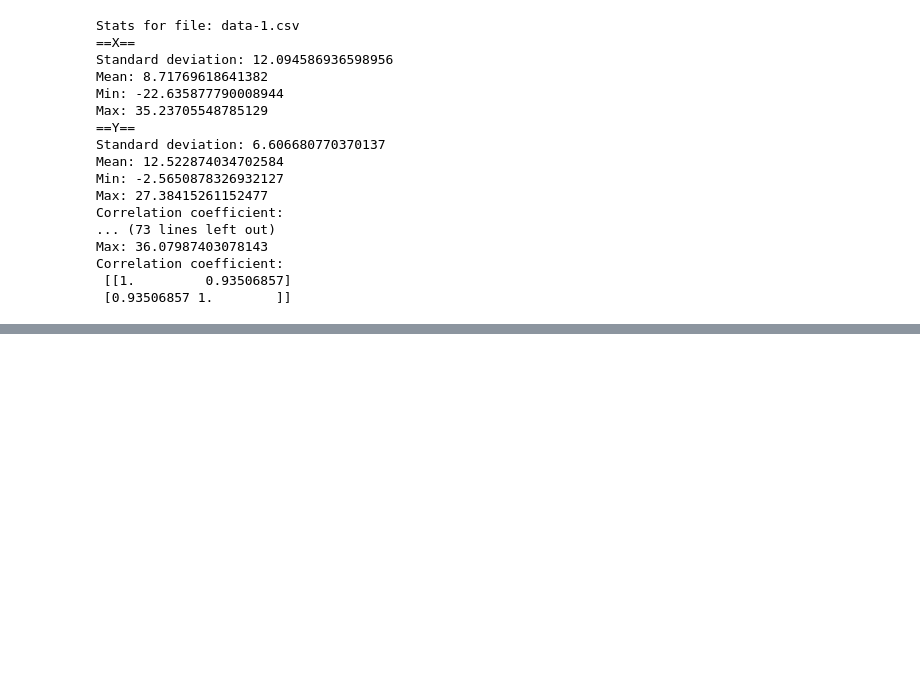
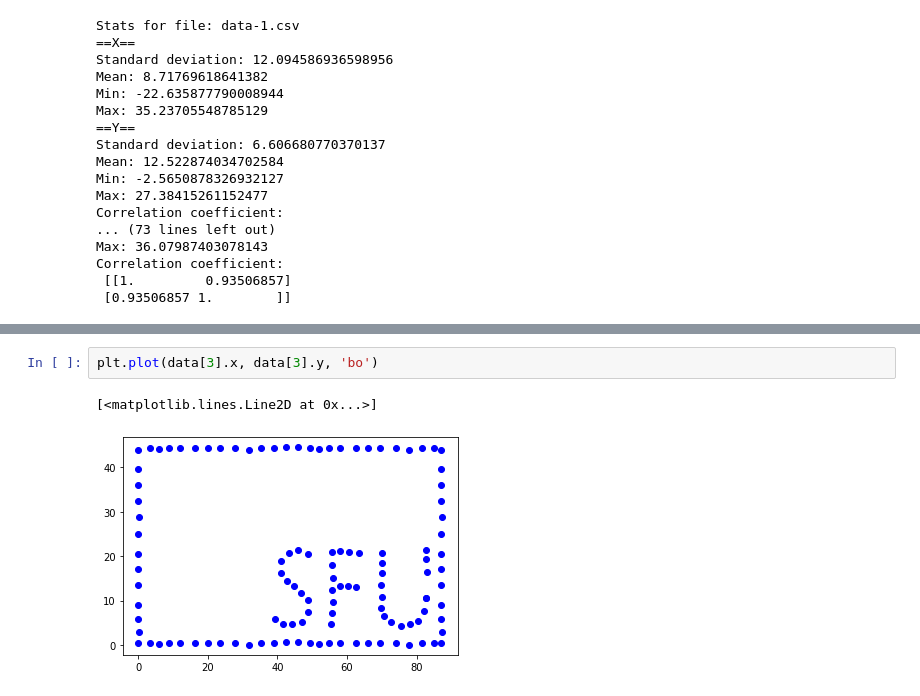
Before and after one commit to kutycoi123/data-science-stuff, a Jupyter notebook: e5/summary.ipynb, the cells around one changed output, grey strips where cells are left out. Cells and saved outputs as stored; diff of their text form; blank space fills up the shorter version.

```diff
--- a/e5/summary.ipynb
+++ b/e5/summary.ipynb
@@ -49,0 +66,5 @@ Correlation coefficient:
+# %%
+plt.plot(data[3].x, data[3].y, 'bo')
+# %% [output]
+[<matplotlib.lines.Line2D at 0x...>]
+[figure, added]
```
Also changed, not shown: parts of 6 cells of this notebook, 5 other files.
